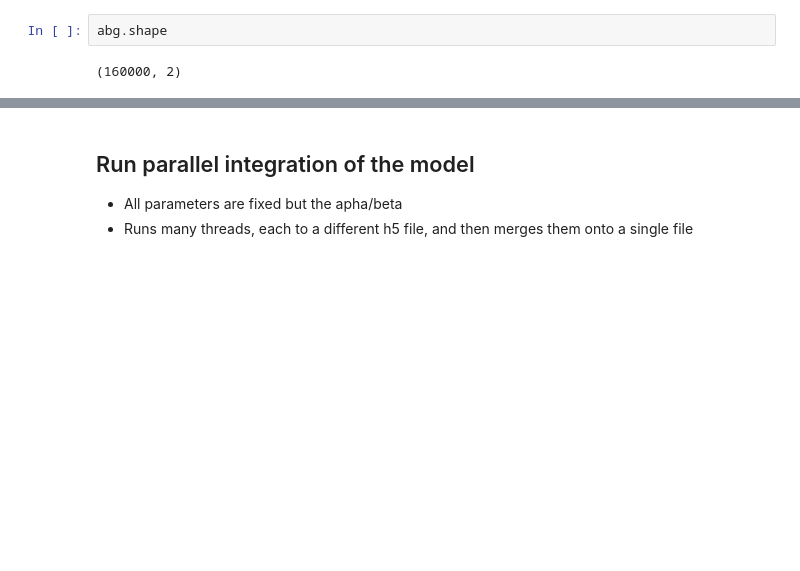
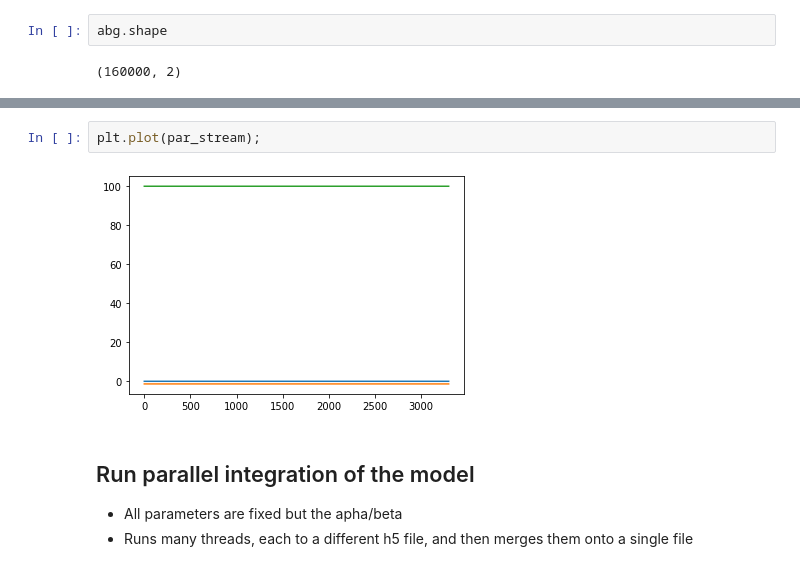
Before and after one commit to zekearneodo/soundflow, a Jupyter notebook: simmulate_sounds-finch-takens.ipynb, the cells around one changed output, grey strips where cells are left out. Cells and saved outputs as stored; diff of their text form; blank space fills up the shorter version.

```diff
--- a/simmulate_sounds-finch-takens.ipynb
+++ b/simmulate_sounds-finch-takens.ipynb
@@ -163,3 +226,7 @@ abg.shape
+# %%
+plt.plot(par_stream);
+# %% [output]
+[figure, added]
 # %% [markdown]
 ## Run parallel integration of the model
  - All parameters are fixed but the apha/beta
```
Also changed, not shown: parts of 9 cells of this notebook, 4 other files.
